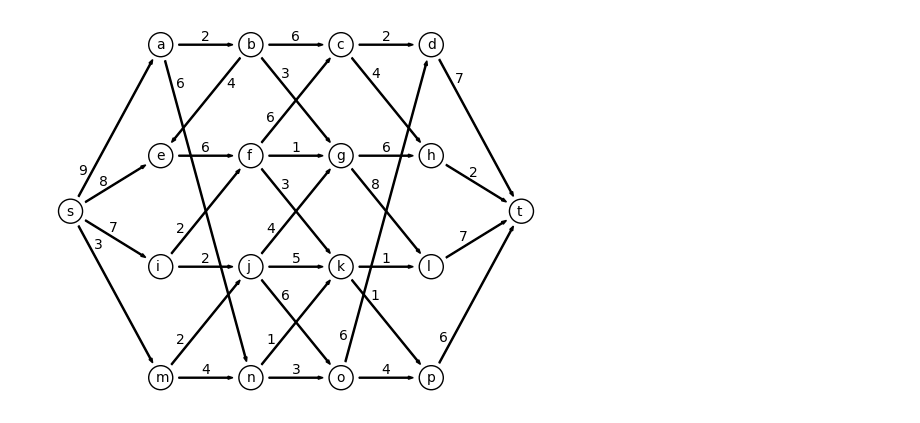
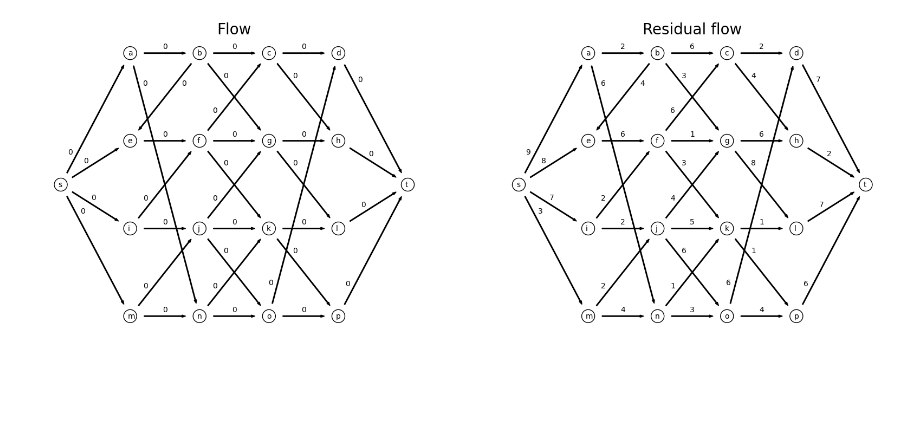
Before and after one commit to ChackMociute/Maximal-Flow-Solver, a Jupyter notebook: graphs.ipynb, the cells around one changed output. Drawn from its saved outputs; the diff is of its cells as text; code cells hidden in the pictures; blank space fills up the shorter version.

Commit message:
Figure now shows both flow network and residual network

```diff
--- a/graphs.ipynb
+++ b/graphs.ipynb
@@ -63,32 +63,38 @@ class MaximalFlow:
         self.vertices = vertices
         self.residuals = capacity
         self.flow = {key:0 for key in capacity.keys()}
-        self.TEXT_OFFSET = 0.05
+        self.TEXT_OFFSET = 0.035
+        self.FIG_SIZE = (20, 7)
+        self.ax = None
 
-    def create_initial(self):
-        pass
+    def draw_figure(self, flow_title=None, residual_title=None):
+        _, axs = plt.subplots(1, 2, figsize=self.FIG_SIZE)
+        for ax, title, edges in zip(axs, [flow_title, residual_title], [self.flow, self.residuals]):
+            self.ax = ax
+            self.ax.axis('off')
+            self.ax.set_title(title, size=20)
+            self.draw_graph(edges)
+        plt.show()
 
-    def create_graph(self, edges):
-        plt.axis('off')
+    def draw_graph(self, edges):
         self.draw_vertices()
         self.draw_edges(edges)
-        plt.show()
 
     def draw_vertices(self):
-        plt.scatter(*np.asarray(list(self.vertices.values())).T, edgecolors='black', s=300, facecolors='none')
+        self.ax.scatter(*np.asarray(list(self.vertices.values())).T, edgecolors='black', s=300, facecolors='none')
         self.label_vertices()
 
     def label_vertices(self):
         for label, coordinates in self.vertices.items():
-            plt.annotate(label, coordinates - self.TEXT_OFFSET)
+            self.ax.annotate(label, coordinates - self.TEXT_OFFSET)
 
     def draw_edges(self, edges):
         for (a, b), capacity in edges.items():
             edge, margin, orthogonal = self.get_edge_parameters(a, b)
             origin = self.vertices[a] + margin if (b, a) not in set(edges.keys())\
                 else self.vertices[a] + margin + 0.3 * orthogonal
-            plt.arrow(*origin, *(edge - 2 * margin), color='black', width=0.012, length_includes_head=True)
-            plt.annotate(capacity, self.vertices[a] + 2.5 * margin + orthogonal - self.TEXT_OFFSET)
+            self.ax.arrow(*origin, *(edge - 2 * margin), color='black', width=0.012, length_includes_head=True)
+            self.ax.annotate(capacity, self.vertices[a] + 2.5 * margin + orthogonal - self.TEXT_OFFSET)
 
     def get_edge_parameters(self, a, b):
         edge = self.vertices[b] - self.vertices[a]
@@ -101,6 +107,6 @@ class MaximalFlow:
         return np.asarray([-vector[1], vector[0]])/np.linalg.norm(np.asarray([-vector[1], vector[0]]))
 # %%
 mf = MaximalFlow(vertices, capacity)
-mf.create_graph(mf.residuals)
+mf.draw_figure(flow_title="Flow", residual_title="Residual flow")
 # %% [output]
-[figure, old version]
+[figure, new version]
```
